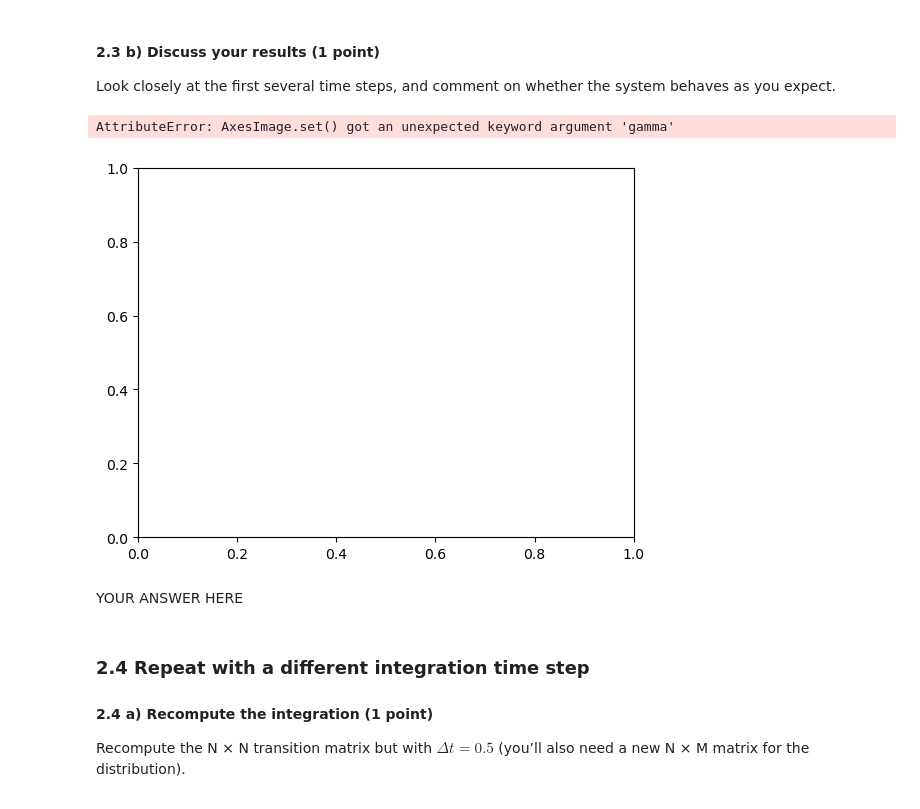
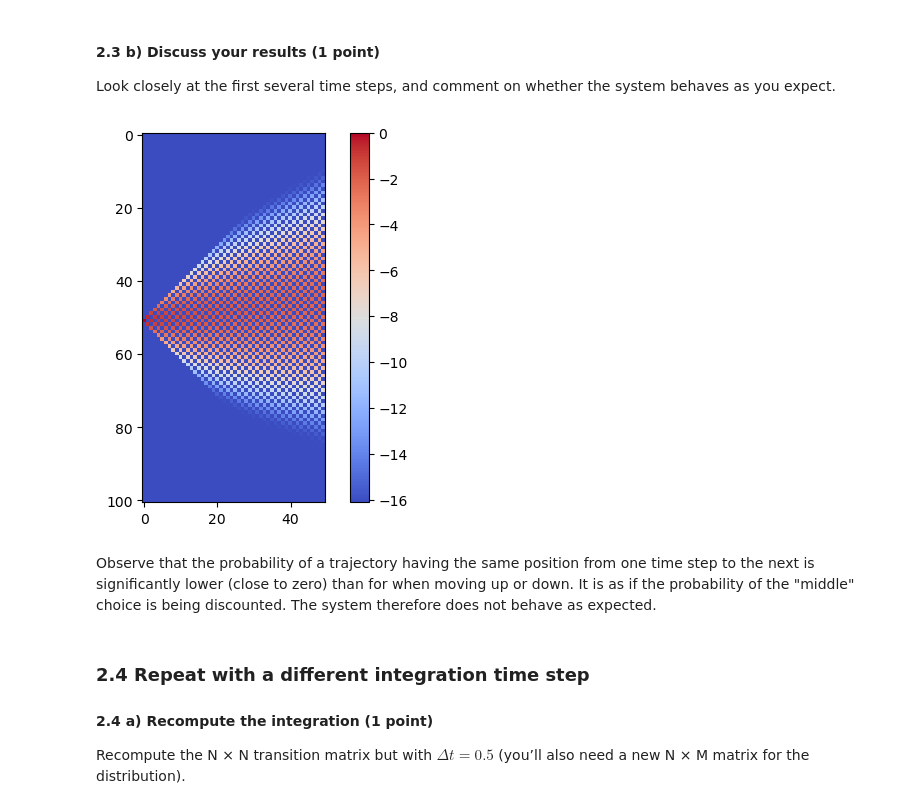
Before and after one commit to lfogarty98/mhbf_pt, a Jupyter notebook: 6-decision-making-II/decision-making-II.ipynb, the cells around one changed output. Saved outputs shown, nothing was run; the diff lists cells and outputs as text; code cells hidden in the pictures.

```diff
--- a/6-decision-making-II/decision-making-II.ipynb
+++ b/6-decision-making-II/decision-making-II.ipynb
@@ -93,10 +93,10 @@ is the transition probability from $x'$ to $x$ in the small time interval $\Delt
 Since we are interested in the time evolution of the distribution, you should first generate an N × M matrix for $P(x, t)$, where the first column contains an initial condition ensuring the particle rests in the center bin.
 Use $N = 2 \cdot 50 + 1$ dimensionless positions (each a distance of $1$ apart, so $\Delta x = 1$) and $M = \frac{1000}{\Delta t}$ time steps, where $\Delta t$ = 1. Call this matrix `P1`.
 # %%
-dt = 1
-N = 2*50 + 1
+dt, dx = 1, 1
+N = int((2*50 + 1)/dx)
 center_pos = int(np.ceil(N/2))
-M = 1000/dt
+M = int(1000/dt)
 P1 = np.zeros((int(N), int(M)))
 P1[center_pos, 0] = 1 # initial condition
 # %%
@@ -288,8 +285,8 @@ P2_transition = np.zeros((N, N))
 mu = 0.1
 sigma = 1.0
 
-def get_P2_transition():
-    P2_transition = np.zeros_like(P1_transition)
+def get_fokker_transitions(dt=1, dx=1, N=N): # add normalizations
+    P2_transition = np.zeros((N, N))
     r = dt/(dx**2)
     for i in range(P2_transition.shape[0]):
         P2_transition[i, i] = 1 - r*(sigma**2)
@@ -299,7 +296,7 @@ def get_P2_transition():
             P2_transition[i + 1, i] = (-dx*r*mu + r*(sigma**2)) / 2
     return P2_transition
 
-P2_transition = get_P2_transition()
+P2_transition = get_fokker_transitions()
 plt.imshow(P2_transition)
 plt.title("Fokker-Planck transition matrix")
 plt.colorbar()
@@ -323,14 +325,13 @@ for i in range(1, int(M)):
 
 Look closely at the first several time steps, and comment on whether the system behaves as you expect.
 # %%
-plt.imshow(P2, cmap='coolwarm', gamma=5.0)
+plt.imshow(np.log(P2[:,:50]+0.0000001), cmap='coolwarm')
 plt.colorbar()
 plt.show()
 # %% [output]
-AttributeError: AxesImage.set() got an unexpected keyword argument 'gamma'
-[figure, old version]
+[figure, new version]
-# %% [markdown]
-YOUR ANSWER HERE
+# %% [markdown]
+Observe that the probability of a trajectory having the same position from one time step to the next is significantly lower (close to zero) than for when moving up or down. It is as if the probability of the "middle" choice is being discounted. The system therefore does not behave as expected.
 # %% [markdown]
 ### 2.4 Repeat with a different integration time step
 
```
Also changed, not shown: parts of 22 cells of this notebook.
